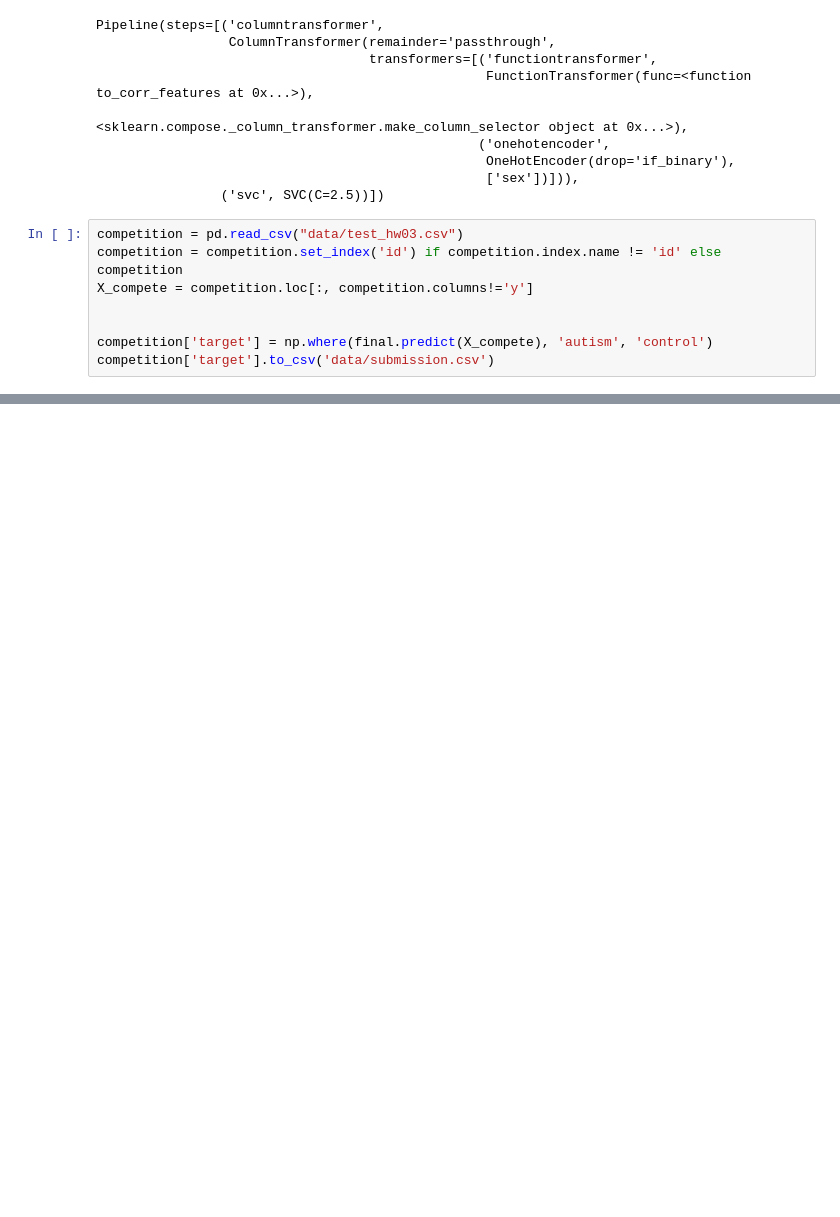
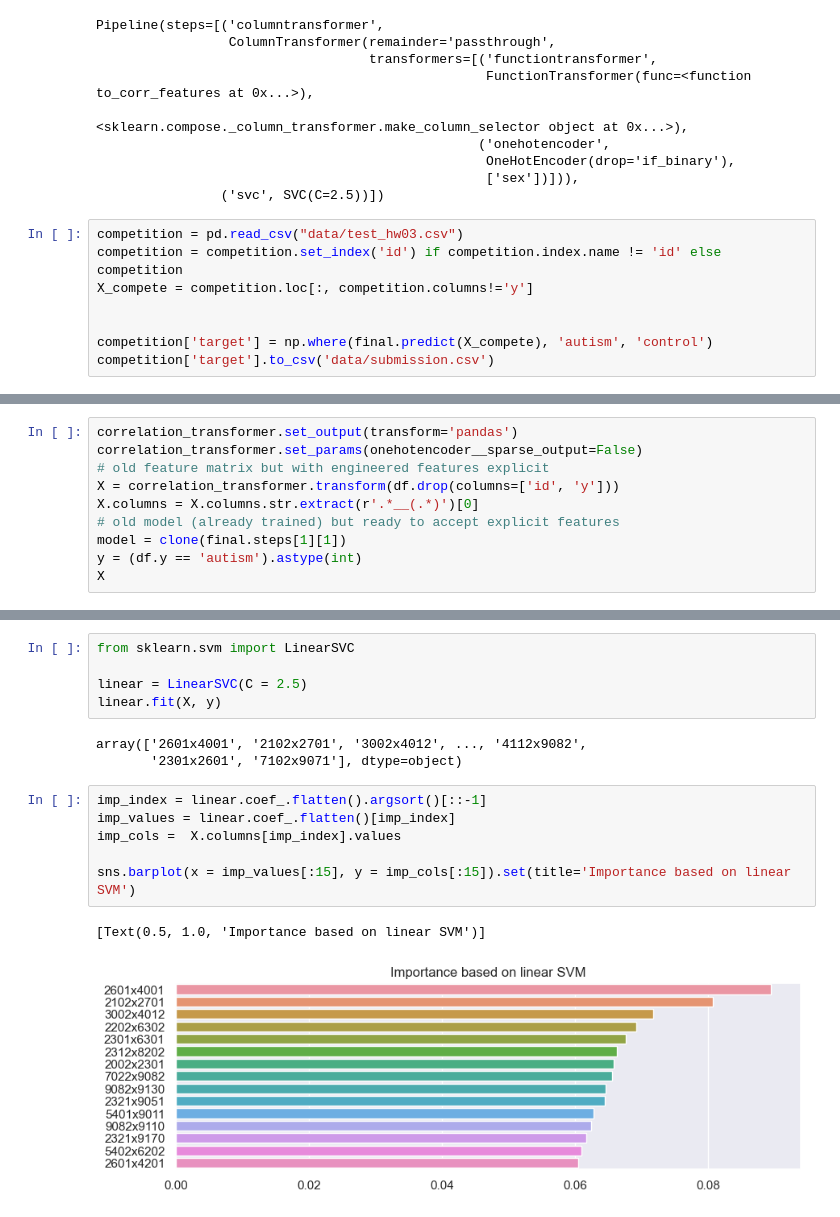
Before and after one commit to MattiaCastaldo/SL_HW2, a Jupyter notebook: rf-cor.ipynb, the cells around one changed output, grey strips where cells are left out. Saved outputs shown, nothing was run; the diff lists cells and outputs as text; blank space fills up the shorter version.

Commit message:
Linear importance

```diff
--- a/rf-cor.ipynb
+++ b/rf-cor.ipynb
@@ -264,0 +284,10 @@ competition['target'].to_csv('data/submission.csv')
+# %%
+correlation_transformer.set_output(transform='pandas')
+correlation_transformer.set_params(onehotencoder__sparse_output=False)
+# old feature matrix but with engineered features explicit
+X = correlation_transformer.transform(df.drop(columns=['id', 'y']))
+X.columns = X.columns.str.extract(r'.*__(.*)')[0]
+# old model (already trained) but ready to accept explicit features
+model = clone(final.steps[1][1])
+y = (df.y == 'autism').astype(int)
+X
@@ -264,0 +311,17 @@ competition['target'].to_csv('data/submission.csv')
+# %%
+from sklearn.svm import LinearSVC
+
+linear = LinearSVC(C = 2.5)
+linear.fit(X, y)
+# %% [output]
+array(['2601x4001', '2102x2701', '3002x4012', ..., '4112x9082',
+       '2301x2601', '7102x9071'], dtype=object)
+# %%
+imp_index = linear.coef_.flatten().argsort()[::-1]
+imp_values = linear.coef_.flatten()[imp_index]
+imp_cols =  X.columns[imp_index].values
+
+sns.barplot(x = imp_values[:15], y = imp_cols[:15]).set(title='Importance based on linear SVM')
+# %% [output]
+[Text(0.5, 1.0, 'Importance based on linear SVM')]
+[figure, added]
```
Also changed, not shown: parts of 5 cells of this notebook.
